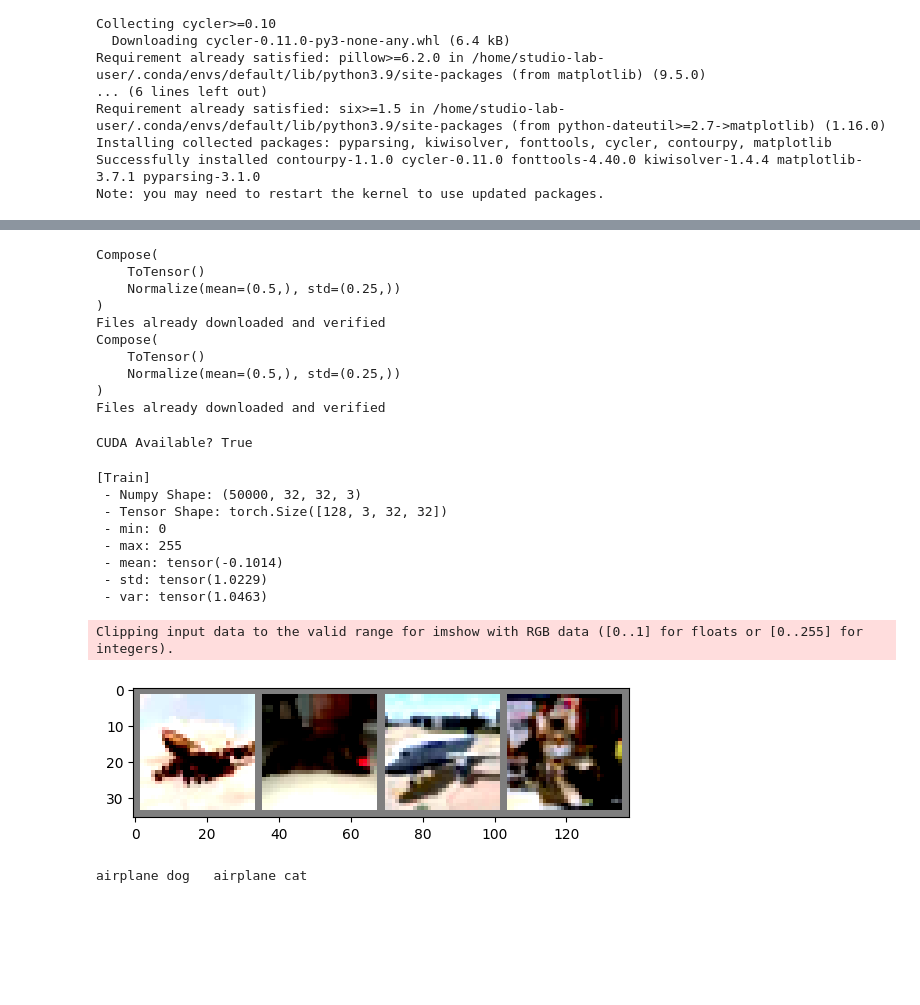
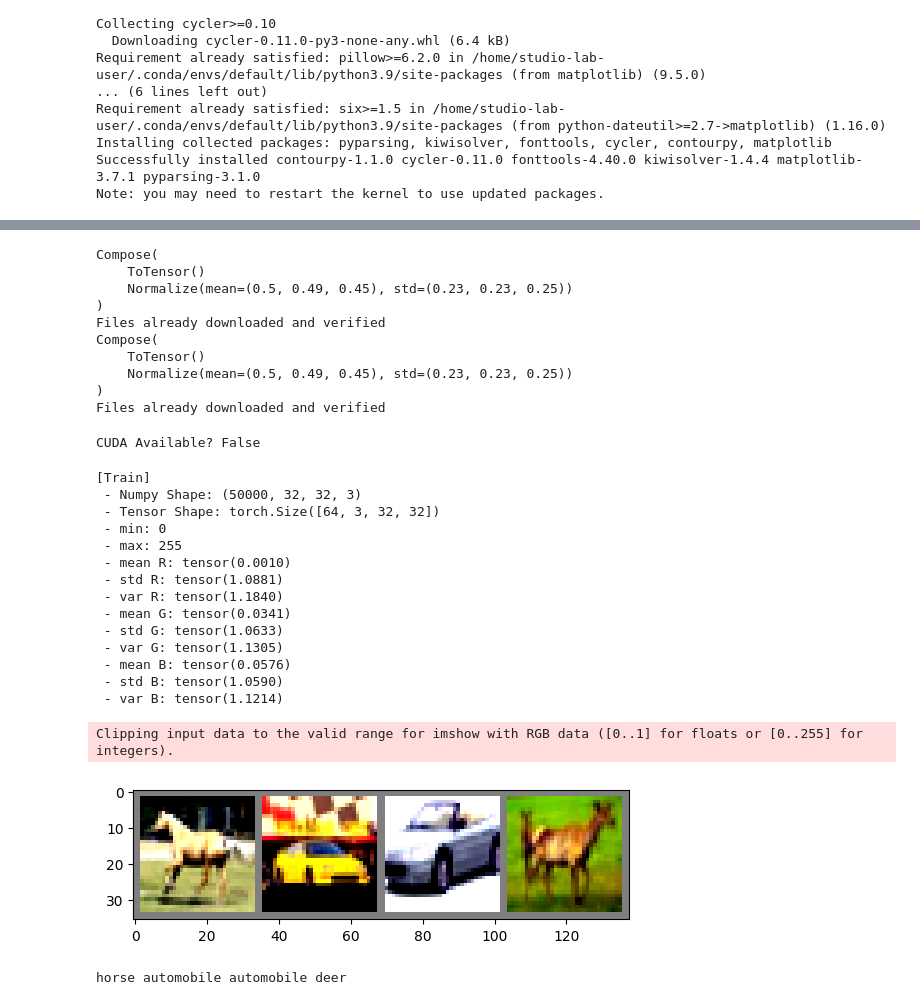
Before and after one commit to kurchi1205/ERA-S8-Cifar-10-Models, a Jupyter notebook: bn_model_training.ipynb, the cells around one changed output, grey strips where cells are left out. Cells and saved outputs as stored; diff of their text form; code cells hidden in the pictures; blank space fills up the shorter version.

Commit message:
data transform, stats and dummy model added

```diff
--- a/bn_model_training.ipynb
+++ b/bn_model_training.ipynb
@@ -48,15 +133,19 @@ import numpy as np
 # %%
-train_ds = get_data(train=True)
-test_ds = get_data(train=False)
+'''
+Getting normalized data
+'''
+
+train_ds = get_data(train=True, normalize=True)
+test_ds = get_data(train=False, normalize=True)
 # %% [output]
 Compose(
     ToTensor()
-    Normalize(mean=(0.5,), std=(0.25,))
+    Normalize(mean=(0.5, 0.49, 0.45), std=(0.23, 0.23, 0.25))
 )
 Files already downloaded and verified
 Compose(
     ToTensor()
-    Normalize(mean=(0.5,), std=(0.25,))
+    Normalize(mean=(0.5, 0.49, 0.45), std=(0.23, 0.23, 0.25))
 )
 Files already downloaded and verified
 # %%
@@ -81,7 +170,7 @@ train_loader = torch.utils.data.DataLoader(train_ds, **dataloader_args)
 # test dataloader
 test_loader = torch.utils.data.DataLoader(test_ds, **dataloader_args)
 # %% [output]
-CUDA Available? True
+CUDA Available? False
 # %%
 dataiter = iter(train_loader)
 images, labels = next(dataiter)
@@ -90,47 +179,47 @@ print(' - Numpy Shape:', train_ds.data.shape)
 print(' - Tensor Shape:', images.size())
 print(' - min:', np.min(train_ds.data))
 print(' - max:', np.max(train_ds.data))
-print(' - mean:', torch.mean(images))
-print(' - std:', torch.std(images))
-print(' - var:', torch.var(images))
+print(' - mean R:', torch.mean(images[:, 0, :, :]))
+print(' - std R:', torch.std(images[:, 0, :, :]))
+print(' - var R:', torch.var(images[:, 0, :, :]))
+
+print(' - mean G:', torch.mean(images[:, 1, :, :]))
+print(' - std G:', torch.std(images[:, 1, :, :]))
+print(' - var G:', torch.var(images[:, 1, :, :]))
+
+print(' - mean B:', torch.mean(images[:, 2, :, :]))
+print(' - std B:', torch.std(images[:, 2, :, :]))
+print(' - var B:', torch.var(images[:, 2, :, :]))
 # %% [output]
 [Train]
  - Numpy Shape: (50000, 32, 32, 3)
- - Tensor Shape: torch.Size([128, 3, 32, 32])
+ - Tensor Shape: torch.Size([64, 3, 32, 32])
  - min: 0
  - max: 255
- - mean: tensor(-0.1014)
- - std: tensor(1.0229)
- - var: tensor(1.0463)
+ - mean R: tensor(0.0010)
+ - std R: tensor(1.0881)
+ - var R: tensor(1.1840)
+ - mean G: tensor(0.0341)
+ - std G: tensor(1.0633)
+ - var G: tensor(1.1305)
+ - mean B: tensor(0.0576)
+ - std B: tensor(1.0590)
+ - var B: tensor(1.1214)
 # %%
-import matplotlib.pyplot as plt
-import numpy as np
-import torchvision
-
-# functions to show an image
-
-
-def imshow(img):
-    img = img / 2 + 0.5     # unnormalize
-    npimg = img.numpy()
-    plt.imshow(np.transpose(npimg, (1, 2, 0)))
-    plt.show()
-
-
 # get some random training images
 batch_size=4
 dataiter = iter(train_loader)
 classes = train_ds.classes
 images, labels = next(dataiter)
 sampled_images = images[0: batch_size]
 sampled_labels = labels[0: batch_size]
 
 # show images
 imshow(torchvision.utils.make_grid(sampled_images))
 # print labels
 print(' '.join(f'{classes[sampled_labels[j]]:5s}' for j in range(batch_size)))
 # %% [output]
 Clipping input data to the valid range for imshow with RGB data ([0..1] for floats or [0..255] for integers).
-[figure, old version]
+[figure, new version]
-airplane dog   airplane cat
+horse automobile automobile deer
 # %%
```
Also changed, not shown: parts of 7 cells of this notebook, 2 other files.
